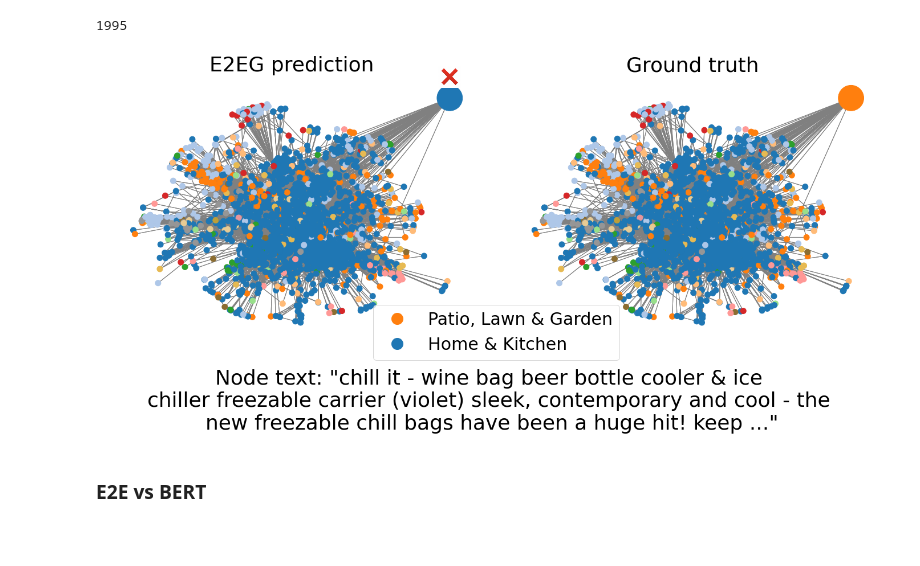
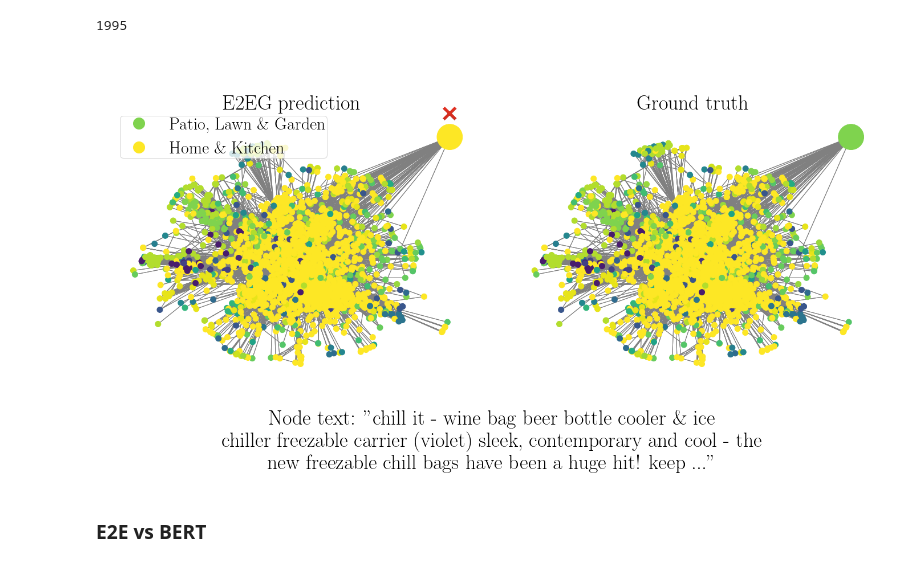
Before and after one commit to TuAnh23/E2EG, a Jupyter notebook: notebooks/Analyse predictions.ipynb, the cells around one changed output. Saved outputs shown, nothing was run; the diff lists cells and outputs as text; code cells hidden in the pictures; blank space fills up the shorter version.

Commit message:
Plots: avoid type 3 font, improve color contrast

```diff
--- a/notebooks/Analyse predictions.ipynb
+++ b/notebooks/Analyse predictions.ipynb
@@ -121,7 +121,7 @@ import statsmodels.api as sm
 import pylab as py
 
 
-data_name = 'arxiv'
+data_name = 'products'
 
 dataset = PygNodePropPredDataset(name = f'ogbn-{data_name}', root='../data')
 
@@ -137,7 +137,15 @@ if data_name == 'arxiv':
                                      right_on='arxiv category').drop('arxiv category', axis=1)\
                             .rename(columns={"arxiv category name": "category"})\
                             .squeeze()
+    # Index of the samples used in the paper
+    e2eg_vs_truth = 398
+    bert_vs_e2eg = 31112
+    giant_vs_e2eg = 68308
 elif data_name == "products":
     map_classID_className = pd.read_csv("../data/ogbn_products/mapping/labelidx2productcategory.csv.gz", index_col=0)\
                             .rename(columns={"product category": "category"})\
                             .squeeze()
+    # Index of the samples used in the paper
+    e2eg_vs_truth = 235975
+    bert_vs_e2eg = 349746
+    giant_vs_e2eg = 359172
@@ -147,7 +157,7 @@ from collections import defaultdict
 
 runs = 10
 
-experiment_dir = "../experiments"
+experiment_dir = "experiments"
 
 y_true = data.y[test_idx]
 compare_df = pd.DataFrame({"y_true": y_true.flatten()})
@@ -179,7 +189,7 @@ def combine_results(x, y):
 
 for run in range(0, runs):
     # Extract the predictions
-    my_pred_dir = f"{experiment_dir}/{data_name}_sbert/run{run}"
+    my_pred_dir = f"{experiment_dir}/{data_name}_distilbert/run{run}"
     for file in os.listdir(my_pred_dir):
         # Get predictions from e2e model and ensemble predictions over runs
         filename = os.fsdecode(file)
@@ -286,7 +296,7 @@ compare_df[result_dict['all_wrong']][["same_neighbor(%)", 'my_pred', 'bert_pred'
 | 235986 | 0.666667 | CDs & Vinyl | CDs & Vinyl | Books | 0.273149 | 3.0 |
 # %%
 pd.set_option('display.max_colwidth', None)
-central_node = 235975
+central_node = e2eg_vs_truth
 compare_df[result_dict['all_wrong']][["X_text", "same_neighbor(%)", 'my_pred', 'bert_pred', 'y_true', "class_freq", 'node_degrees']].loc[central_node]
 # %% [output]
 X_text              chill it - wine bag beer bottle cooler & ice chiller freezable carrier (violet) sleek, contemporary and cool - the new freezable chill bags have been a huge hit! keep these bags in ...
@@ -332,20 +342,51 @@ len(node_subset)
 # %%
 from matplotlib.lines import Line2D
 from matplotlib.offsetbox import OffsetImage, AnnotationBbox
-plt.rcParams.update({'font.size': 30})
 
-nr_classes = data.y.max().numpy() + 1
-cmap1 = cm.get_cmap("tab20")
-cmap2 = cm.get_cmap("tab20b")
-cmap3 = cm.get_cmap("tab20c")
-norm = Normalize(vmin=0, vmax=nr_classes)
-d1 = {node_class: cmap1(norm(node_class)) for node_class in range(0, 20)}
-d2 = {node_class: cmap2(norm(node_class)) for node_class in range(20, 40)}
-d3 = {node_class: cmap3(norm(node_class)) for node_class in range(40, nr_classes)}
+plt.rcParams['text.usetex'] = True
+plt.rcParams.update({'font.size': 30, 'font.weight': 'regular', 'font.family': 'Times Roman'})
 
-color_map_all = {**d1, **d2, **d3}
+
+if data_name == 'arxiv':
+    correct_wrong_zoom = 0.25
+    correct_wrong_location_shift = np.array([0, 0.19])
+    legend_loc = (0.03,0.75)
+    color_scheme = "tab20"
+elif data_name == 'products':
+    correct_wrong_zoom = 0.25
+    correct_wrong_location_shift = np.array([0, 0.19])
+    legend_loc = (0.03,0.75)
+    color_scheme = "viridis_r"
+
+
+unique_node_class = np.unique(data.y[node_subset.numpy()].numpy().flatten())
+reindex_node_classes = [np.where(unique_node_class == x)[0][0] for x in data.y[node_subset.numpy()].numpy().flatten()]
+
+cmap = cm.get_cmap(color_scheme)
+norm = Normalize(vmin=0, vmax=len(unique_node_class) + 1)
+color_map_all = {node_class: cmap(norm(node_class)) for node_class in range(0, len(unique_node_class) + 1)}
+
+color_map_ytrue = [color_map_all[x] for x in reindex_node_classes]
+
+
+my_pred_central_node_class = map_classID_className[map_classID_className == compare_df.loc[central_node, "my_pred"]].index[0]
+y_true_central_node_class = map_classID_className[map_classID_className == compare_df.loc[central_node, "y_true"]].index[0]
+
+reindex_y_true_central_node_class = np.where(unique_node_class == y_true_central_node_class)[0][0]
+reindex_my_pred_central_node_class = np.where(unique_node_class == my_pred_central_node_class)[0][0]
+
+color_map_mine = [color_map_all[x] for x in reindex_node_classes]
+color_map_mine[np.where(node_subset.numpy() == central_node)[0][0]] = \
+        color_map_all[reindex_my_pred_central_node_class]
+
+
+
+
+
+
 fig, (ax1, ax2) = plt.subplots(1, 2, figsize=(20,10))
-fig.suptitle(f'Node text: \"{" ".join(compare_df.loc[central_node, "X_text"].split()[:10])} \n{" ".join(compare_df.loc[central_node, "X_text"].split()[10:20])} \n{" ".join(compare_df.loc[central_node, "X_text"].split()[20:30])} ...\"',
+node_text = compare_df.loc[central_node, "X_text"].replace('&', '\&')
+fig.suptitle(f'Node text: \"{" ".join(node_text.split()[:10])} \n{" ".join(node_text.split()[10:20])} \n{" ".join(node_text.split()[20:30])} ...\"',
              y=-0.01)
 np.random.seed(1)
 
@@ -353,50 +394,45 @@ normal_node_size = 100
 node_sizes = np.ones((node_subset.shape[0],) ) * normal_node_size
 node_sizes[np.where(node_subset.numpy() == central_node)[0][0]] = normal_node_size*20
 
-
-color_map_ytrue = [color_map_all[x] for x in data.y[node_subset.numpy()].numpy().flatten()]
-color_map_mine = [color_map_all[x] for x in data.y[node_subset.numpy()].numpy().flatten()]
-color_map_mine[np.where(node_subset.numpy() == central_node)[0][0]] = \
-        color_map_all[map_classID_className[map_classID_className == compare_df.loc[central_node, "my_pred"]].index[0]]
 
 center_loc = np.array([1,1])
 
 pos=nx.spring_layout(G)
 pos[central_node] = center_loc
 
 
 nx.draw(G, node_size=node_sizes, pos=pos, edge_color='gray', node_color=color_map_mine, ax=ax1)
 nx.draw(G, node_size=node_sizes, pos=pos, edge_color='gray', node_color=color_map_ytrue, ax=ax2)
 ax1.set_title("E2EG prediction")
 ax2.set_title("Ground truth")
 
 # reading the image
 correct = plt.imread('../visualization/analysis/correct.png')
 wrong = plt.imread('../visualization/analysis/wrong.png')
 # OffsetBox
-correct_box = OffsetImage(correct, zoom=0.3)
-wrong_box = OffsetImage(wrong, zoom=0.3)
+correct_box = OffsetImage(correct, zoom=correct_wrong_zoom)
+wrong_box = OffsetImage(wrong, zoom=correct_wrong_zoom)
 
-ab = AnnotationBbox(wrong_box, center_loc + np.array([0, 0.17]), frameon=False)
+ab = AnnotationBbox(wrong_box, center_loc + correct_wrong_location_shift, frameon=False)
 ax1.add_artist(ab)
 
 
-legend_elements = [Line2D([0], [0], marker='o', color=color_map_all[map_classID_className[map_classID_className == compare_df.loc[central_node, "y_true"]].index[0]],
-                          label=compare_df.loc[central_node, "y_true"],
-                          markerfacecolor=color_map_all[map_classID_className[map_classID_className == compare_df.loc[central_node, "y_true"]].index[0]],
+legend_elements = [Line2D([0], [0], marker='o', color=color_map_all[reindex_y_true_central_node_class],
+                          label=compare_df.loc[central_node, "y_true"].replace('&', '\&'),
+                          markerfacecolor=color_map_all[reindex_y_true_central_node_class],
                           markersize=20, linestyle=""),
-                  Line2D([0], [0], marker='o', color=color_map_all[map_classID_className[map_classID_className == compare_df.loc[central_node, "my_pred"]].index[0]],
-                          label=compare_df.loc[central_node, "my_pred"],
-                          markerfacecolor=color_map_all[map_classID_className[map_classID_className == compare_df.loc[central_node, "my_pred"]].index[0]],
+                  Line2D([0], [0], marker='o', color=color_map_all[reindex_my_pred_central_node_class],
+                          label=compare_df.loc[central_node, "my_pred"].replace('&', '\&'),
+                          markerfacecolor=color_map_all[reindex_my_pred_central_node_class],
                           markersize=20, linestyle="")]
-plt.figlegend(handles=legend_elements, loc=(0.35,0.2))
+plt.figlegend(handles=legend_elements, loc=legend_loc, borderpad=0.1)
 
 plt.tight_layout()
 
 plt.savefig(f"../visualization/analysis/E2EGvsTruth_{data_name}_{central_node}central_{num_hops}hop.pdf",
            bbox_inches='tight')
 # %% [output]
-[figure, old version]
+[figure, new version]
 # %% [markdown]
 ### E2E vs BERT
 # %%
```
Also changed, not shown: parts of 12 cells of this notebook.
